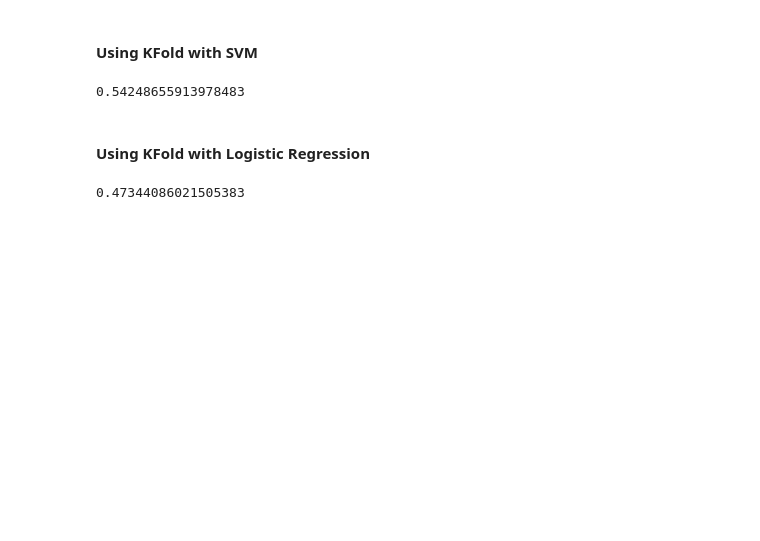
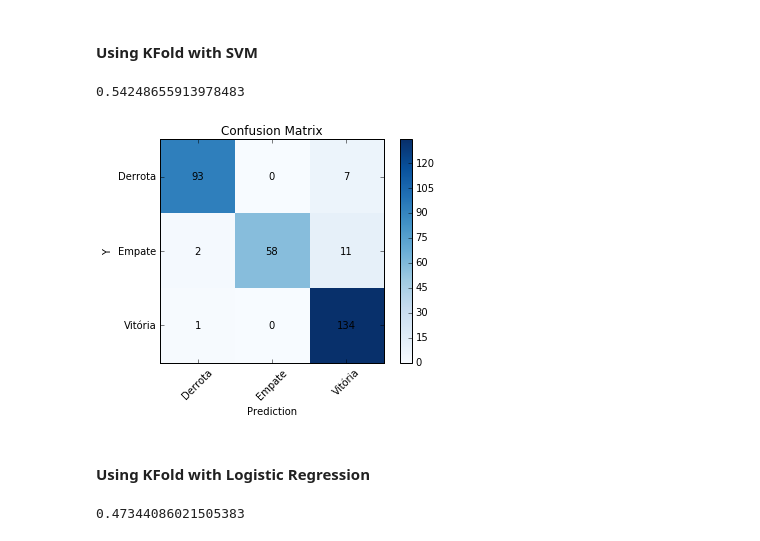
Before and after one commit to hugdiniz/SoccerMiningLeague, a Jupyter notebook: src/predict result one league one season with players.ipynb, the cells around one changed output. Cells and saved outputs as stored; diff of their text form; code cells hidden in the pictures; blank space fills up the shorter version.

```diff
--- a/src/predict result one league one season with players.ipynb
+++ b/src/predict result one league one season with players.ipynb
@@ -121,6 +132,12 @@ clf = svm.SVC()
 np.mean(cross_val_score(clf,inputs,outputs,cv=10))
 # %% [output]
 0.54248655913978483
+# %%
+clf.fit(inputs, outputs)
+y_predict = clf.predict(inputs)
+plotConfusionMatrix(outputs, y_predict)
+# %% [output]
+[figure, added]
 # %% [markdown]
 #### Using KFold with Logistic Regression
 # %%
```
Also changed, not shown: parts of 5 cells of this notebook, 1 other file.
